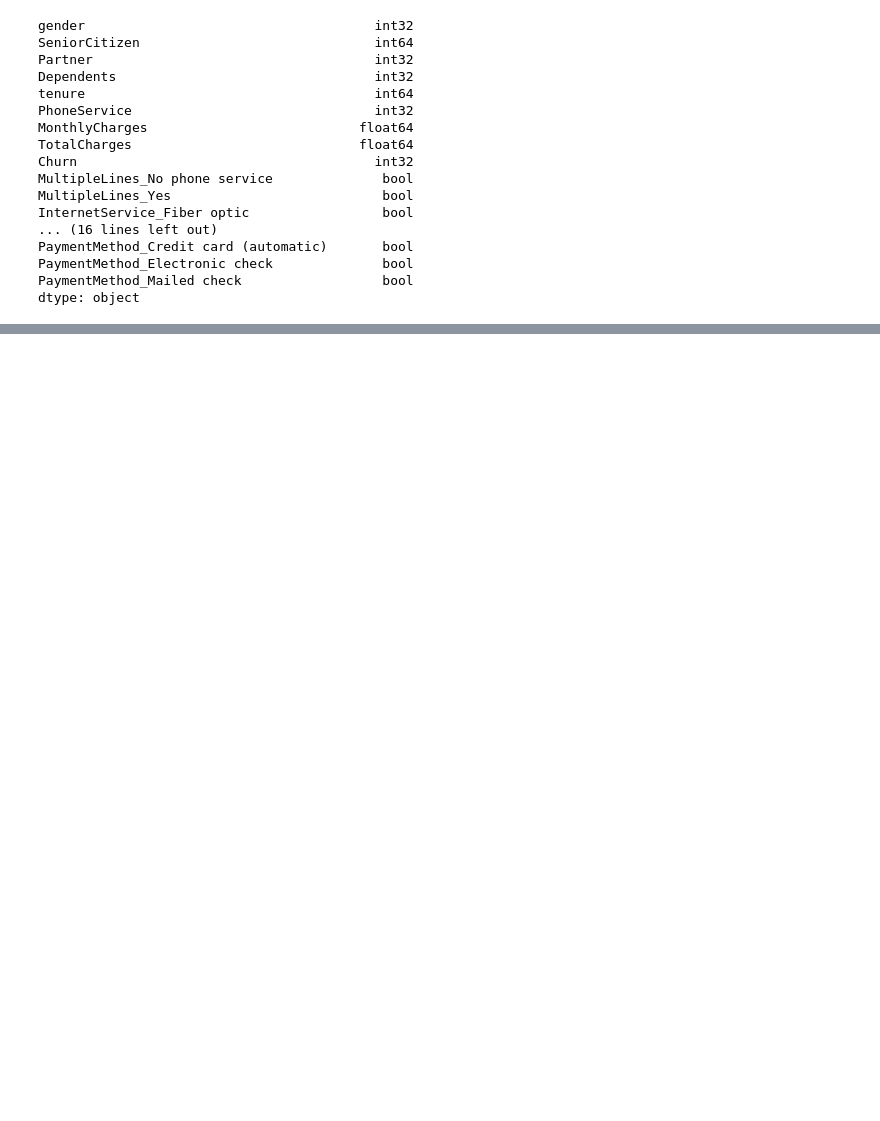
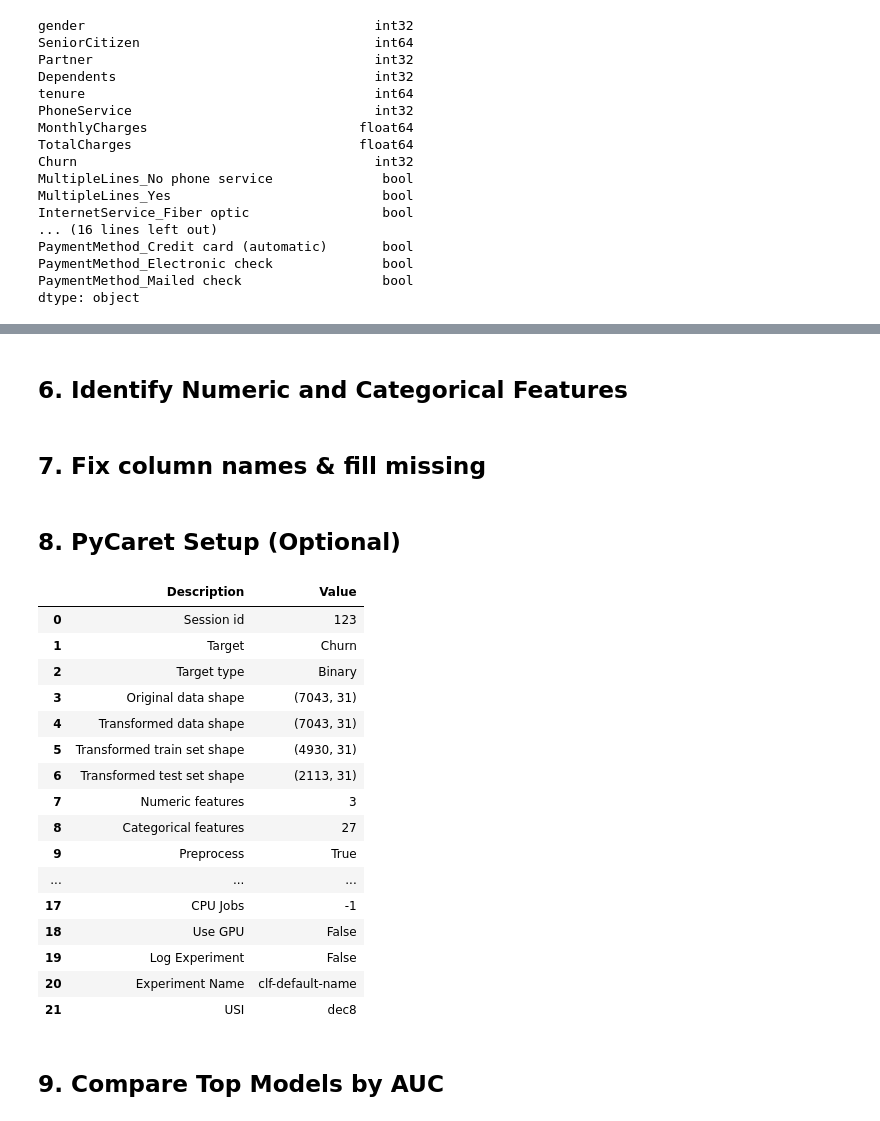
Before and after one commit to Emanxaa/Churn-Analysis, a Jupyter notebook: Prediction.ipynb, the cells around one changed output, grey strips where cells are left out. Drawn from its saved outputs; the diff is of its cells as text; code cells hidden in the pictures; blank space fills up the shorter version.

```diff
--- a/Prediction.ipynb
+++ b/Prediction.ipynb
@@ -342,0 +76,2 @@ important_feature = X_train.columns[np.argmax(np.abs(shap_values.values).mean(0)
+# %% [markdown]
+## 6. Identify Numeric and Categorical Features
@@ -342,0 +81,2 @@ important_feature = X_train.columns[np.argmax(np.abs(shap_values.values).mean(0)
+# %% [markdown]
+## 7. Fix column names & fill missing
@@ -342,0 +86,39 @@ important_feature = X_train.columns[np.argmax(np.abs(shap_values.values).mean(0)
+# %% [markdown]
+## 8. PyCaret Setup (Optional)
+# %%
+from pycaret.classification import *
+
+#Ensure target exists
+assert 'Churn' in df.columns, "Column 'Churn' not found!"
+
+numeric_features = ['tenure', 'MonthlyCharges', 'TotalCharges']
+categorical_features = [col for col in df.columns if col not in numeric_features + ['Churn','customer ID']]
+
+exp_clf = setup(
+    data=df,
+    target='Churn',
+    session_id=123,
+    numeric_features=numeric_features,
+    categorical_features=categorical_features,
+    fold_shuffle=True
+)
+# %% [output]
+|  | Description | Value |
+| 0 | Session id | 123 |
+| 1 | Target | Churn |
+| 2 | Target type | Binary |
+| 3 | Original data shape | (7043, 31) |
+| 4 | Transformed data shape | (7043, 31) |
+| 5 | Transformed train set shape | (4930, 31) |
+| 6 | Transformed test set shape | (2113, 31) |
+| 7 | Numeric features | 3 |
+| 8 | Categorical features | 27 |
+| 9 | Preprocess | True |
+| ... | ... | ... |
+| 17 | CPU Jobs | -1 |
+| 18 | Use GPU | False |
+| 19 | Log Experiment | False |
+| 20 | Experiment Name | clf-default-name |
+| 21 | USI | dec8 |
+# %% [markdown]
+## 9. Compare Top Models by AUC
```
Also changed, not shown: parts of 55 cells of this notebook, 7 other files.
